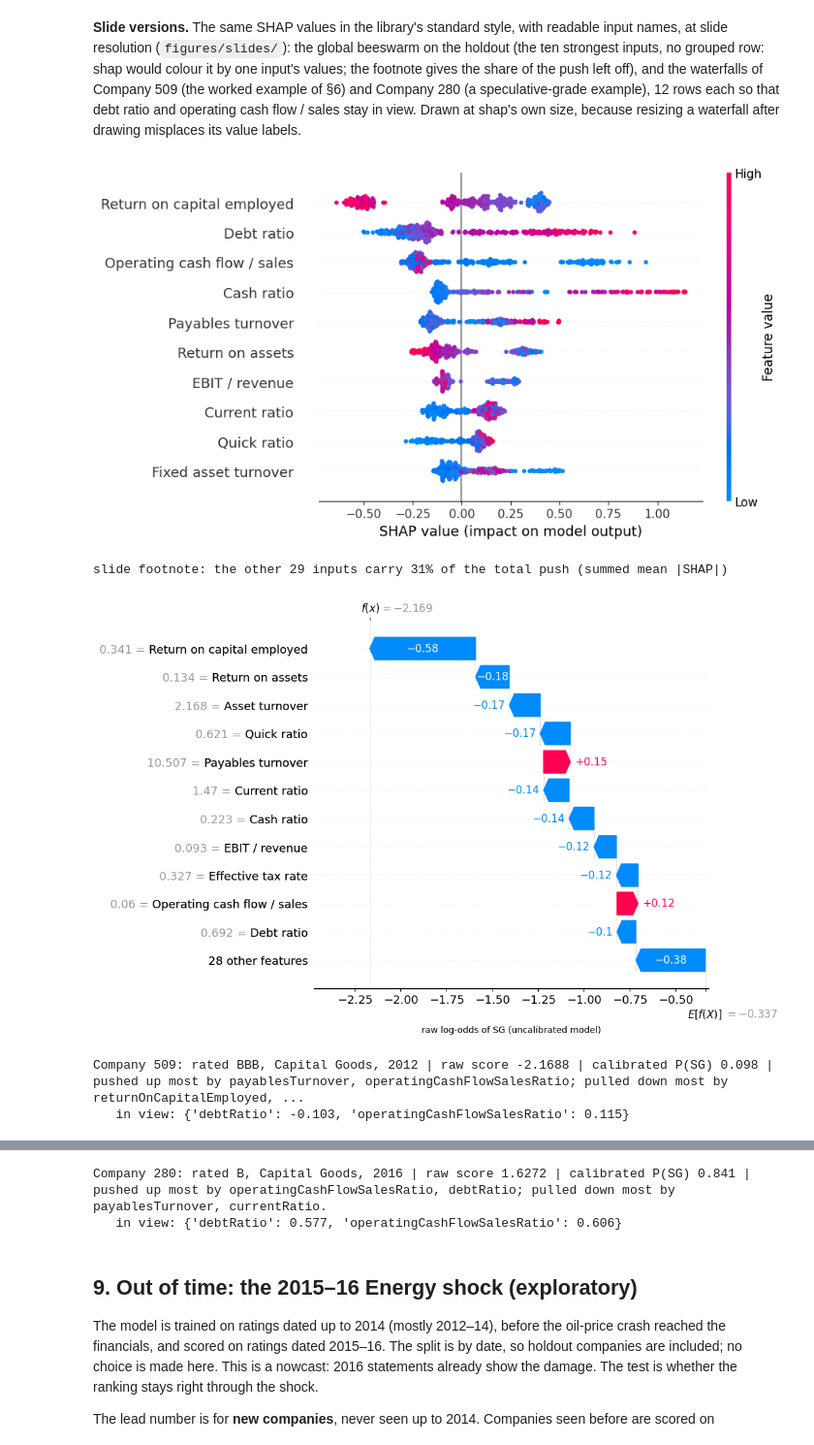
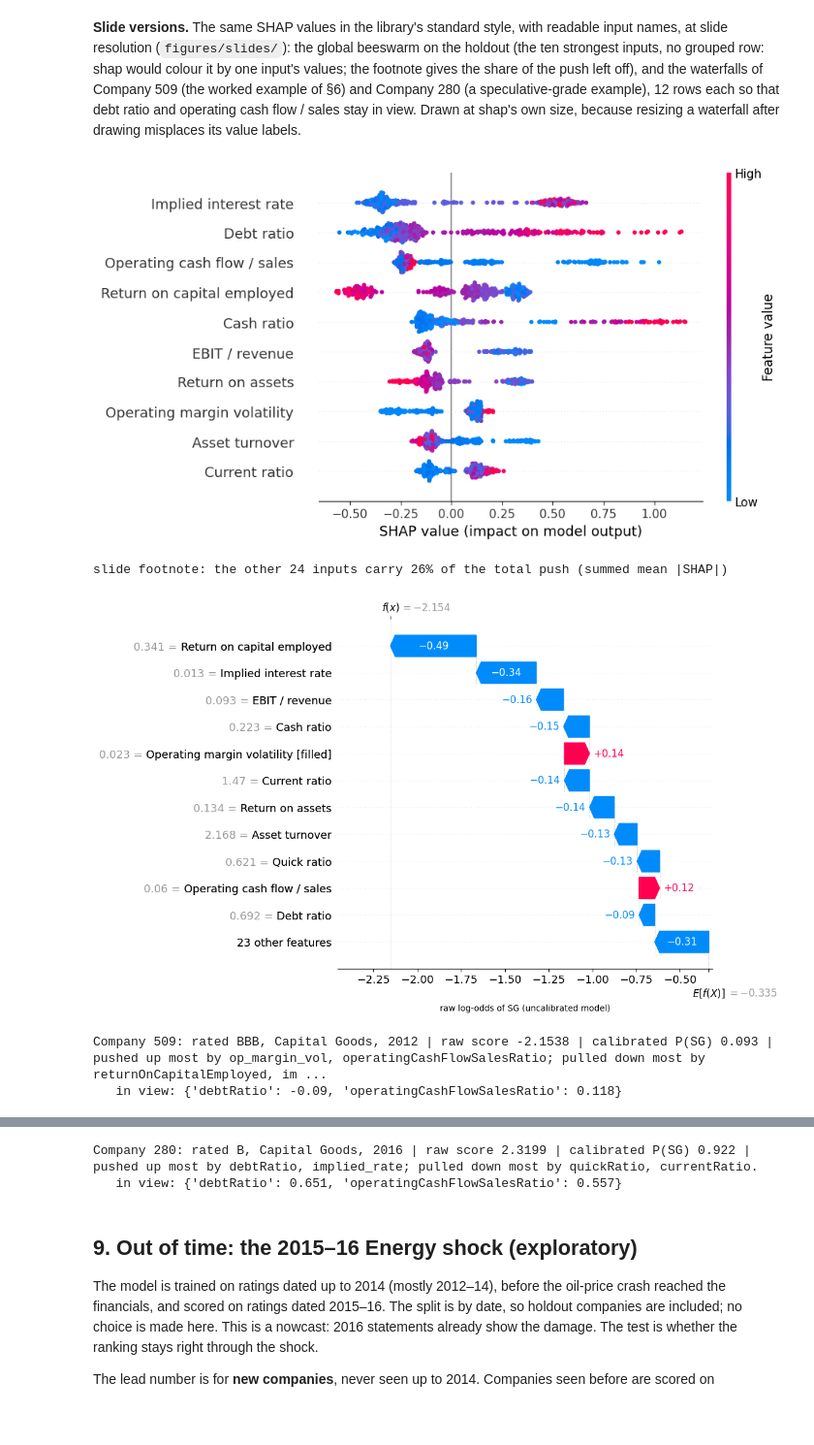
Before and after one commit to Ayu5hsingh/Cyber-Credit-Risk, a Jupyter notebook: notebooks/04_modelling.ipynb, the cells around one changed output, grey strips where cells are left out. Shown at 97% size. Cells and saved outputs as stored; diff of their text form; code cells hidden in the pictures; blank space fills up the shorter version.

```diff
--- a/notebooks/04_modelling.ipynb
+++ b/notebooks/04_modelling.ipynb
@@ -121,6 +128,8 @@ SAFER = ["returnOnAssets", "returnOnCapitalEmployed", "netProfitMargin", "pretax
          "ebitPerRevenue", "operatingCashFlowSalesRatio", "returnOnEquity", "freeCashFlowOperatingCashFlowRatio",
          "operatingCashFlowPerShare", "freeCashFlowPerShare"]          # more = lower risk
 RISKIER = ["debtRatio", "roe_negative", "negative_equity", "ocf_negative"]  # more = higher risk
+for c, d in SPEC["directions"].items():                                     # the credit features' directions (03)
+    if d: (SAFER if d < 0 else RISKIER).append(c)
 INPUTS = {"deployable": (FEATURES, ["Sector"]), "without agency": (RATIOS, ["Sector"]), "all inputs": (RATIOS, ["Sector", "agency"])}
 LEVELS = {c: sorted(data[c].unique()) for c in ["Sector", "agency"]}
 LGB = {"n_estimators": 400, "learning_rate": 0.03, "num_leaves": 15, "min_child_samples": 20, "subsample": 0.8,
@@ -129,16 +138,8 @@ LGB = {"n_estimators": 400, "learning_rate": 0.03, "num_leaves": 15, "min_child_
 BAND_LGB = {**LGB, "n_estimators": 500}                             # the grade regressor keeps its own settings
 
 
-class Winsorizer(BaseEstimator, TransformerMixin):
-    """Clip each column to its 1st and 99th percentile, learned on the training fold."""
-    def fit(self, X, y=None):
-        X = pd.DataFrame(X); self.lo_, self.hi_ = X.quantile(0.01), X.quantile(0.99); return self
-    def transform(self, X):
-        return pd.DataFrame(X).clip(self.lo_, self.hi_, axis=1).values
-
-
 def preprocess(inputs="deployable", kind="trees"):
-    """Median imputation and winsorising (plus scaling or splines for linear models), fitted per fold."""
+    """The computed credit features, then median imputation and winsorising (plus scaling or splines for linear models), fitted per fold."""
     feats, cats = INPUTS[inputs]
     steps = [("impute", SimpleImputer(strategy="median")), ("winsor", Winsorizer())]
     if kind == "linear": steps.append(("scale", StandardScaler()))
@@ -146,13 +147,14 @@ def preprocess(inputs="deployable", kind="trees"):
         steps = [("impute", SimpleImputer(strategy="median")), ("rank", QuantileTransformer(n_quantiles=200, random_state=0)),
                  ("spline", SplineTransformer(n_knots=5, degree=3)), ("scale", StandardScaler())]
     onehot = OneHotEncoder(categories=[LEVELS[c] for c in cats], handle_unknown="ignore", sparse_output=False)
-    return ColumnTransformer([("num", Pipeline(steps), feats), ("flag", "passthrough", FLAGS), ("cat", onehot, cats)])
+    columns = ColumnTransformer([("num", Pipeline(steps), list(feats) + COMPUTED), ("flag", "passthrough", FLAGS), ("cat", onehot, cats)])
+    return Pipeline([("credit", CreditFeatures(COMPUTED)), ("columns", columns)])
 
 
 def names(inputs="deployable"):
     """Column names after preprocessing, in model order."""
     feats, cats = INPUTS[inputs]
-    return list(feats) + FLAGS + [f"{c}={v}" for c in cats for v in LEVELS[c]]
+    return list(feats) + COMPUTED + FLAGS + [f"{c}={v}" for c in cats for v in LEVELS[c]]
 
 
 def directions(inputs="deployable", safer=SAFER):
@@ -298,7 +300,7 @@ fig.tight_layout(); fig.savefig(FIG / "fig_complexity.png", dpi=150); plt.show()
 ## 4. How much a naive set-up overstates performance
 The same deployable model, scored three ways on the training companies. Each step removes one source of leakage.
 # %%
-raw = pd.read_csv(DATA / "firm_years_naive.csv", parse_dates=["Date"])
+raw = pd.read_csv(DATA / "firm_years_naive_features.csv", parse_dates=["Date"])
 raw = raw[raw.Name.isin(set(train.Name))].reset_index(drop=True)
 raw["agency"] = raw["Rating Agency Name"]
 
@@ -881,11 +901,20 @@ AXIS = "raw log-odds of SG (uncalibrated model)"
 PILLARS = {"profitability": ["returnOnAssets", "returnOnCapitalEmployed", "returnOnEquity", "netProfitMargin", "pretaxProfitMargin",
                              "operatingProfitMargin", "ebitPerRevenue", "grossProfitMargin", "roe_negative"],
            "cash flow": ["operatingCashFlowSalesRatio", "freeCashFlowOperatingCashFlowRatio", "ocf_negative"],
-           "leverage": ["debtRatio", "debtEquityRatio", "companyEquityMultiplier", "negative_equity"],
+           "leverage and coverage": ["debtRatio", "debtEquityRatio", "companyEquityMultiplier", "negative_equity"],
            "liquidity": ["currentRatio", "quickRatio", "cashRatio"],
            "efficiency": ["assetTurnover", "fixedAssetTurnover", "daysOfSalesOutstanding", "payablesTurnover", "payables_zero", "dso_zero"],
            "tax and reporting": ["effectiveTaxRate", "cogs_not_reported"],
            "sector": [f for f in names() if f.startswith("Sector=")]}
+FAMILY_PILLAR = {"leverage and coverage": "leverage and coverage", "profitability": "profitability", "earnings quality": "cash flow",
+                 "liquidity": "liquidity", "investment": "efficiency", "classic scores": "leverage and coverage", "stability": "stability"}
+SECTOR_BASE_PILLAR = {"op_margin_vs_sector": "profitability", "debt_ratio_vs_sector": "leverage and coverage",
+                      "coverage_vs_sector": "leverage and coverage", "ocf_sales_vs_sector": "cash flow"}
+for c in SPEC["added"]:                                    # the credit features join the pillar of the question they answer
+    PILLARS.setdefault(SECTOR_BASE_PILLAR.get(c) or FAMILY_PILLAR[CANDIDATES[c].family], []).append(c)
+PILLARS = {k: [f for f in v if f in names()] for k, v in PILLARS.items()}
+PILLARS = {k: v for k, v in PILLARS.items() if v}
+assert sorted(f for v in PILLARS.values() for f in v) == sorted(names()), "every input belongs to one pillar"
 
 
 def explain(model, frame, feature_names):
@@ -922,10 +951,12 @@ keep("shap_top_drivers", drivers.drop(columns="model reads it as").to_dict(orien
 
 def input_status(model, frame):
     """Per statement ratio and row: 'observed', 'filled' (missing, entered as the training median) or 'clipped' (cut to the training 1st-99th percentile)."""
-    num = model.named_steps["pre"].named_transformers_["num"]
-    filled = frame[FEATURES].isna().to_numpy()
-    imputed = num.named_steps["impute"].transform(frame[FEATURES])
+    pre = model.named_steps["pre"]
+    X = pre.named_steps["credit"].transform(frame)[FEATURES + COMPUTED]      # inputs plus the computed credit features
+    num = pre.named_steps["columns"].named_transformers_["num"]
+    filled = X.isna().to_numpy()
+    imputed = num.named_steps["impute"].transform(X)
     lo, hi = num.named_steps["winsor"].lo_.to_numpy(), num.named_steps["winsor"].hi_.to_numpy()
     status = np.where(filled, "filled", np.where((imputed < lo) | (imputed > hi), "clipped", "observed"))
-    return pd.DataFrame(status, columns=FEATURES, index=frame.index)
+    return pd.DataFrame(status, columns=FEATURES + COMPUTED, index=frame.index)
 # %% [output]
@@ -1068,35 +1099,36 @@ READABLE = {
     "debtEquityRatio": "Debt / equity", "debtRatio": "Debt ratio", "effectiveTaxRate": "Effective tax rate",
     "freeCashFlowOperatingCashFlowRatio": "Free cash flow / operating cash flow", "companyEquityMultiplier": "Equity multiplier",
     "ebitPerRevenue": "EBIT / revenue", "operatingCashFlowSalesRatio": "Operating cash flow / sales", "payablesTurnover": "Payables turnover",
     "roe_negative": "Flag: negative ROE", "negative_equity": "Flag: negative equity", "ocf_negative": "Flag: negative operating cash flow",
     "cogs_not_reported": "Flag: COGS not reported", "payables_zero": "Flag: payables zero", "dso_zero": "Flag: DSO zero"}
+READABLE.update({c: CANDIDATES[c].label for c in CANDIDATES})
 readable = lambda n: READABLE.get(n, n.replace("Sector=", "Sector: "))
 slide_expl = shap.Explanation(values=expl.values, base_values=expl.base_values, data=expl.data,
                               feature_names=[readable(n) for n in expl.feature_names])
 
 np.random.seed(0)   # shap shuffles dot order with NumPy's global generator
 shap.plots.beeswarm(slide_expl, max_display=10, group_remaining_features=False, show=False)   # no grouped row: shap colours it by one input's values
 plt.savefig(SLIDES / "shap_global_beeswarm.png", dpi=300, bbox_inches="tight"); plt.show()
 n_rest, rest_share = not_shown(expl, 10)
 print(f"slide footnote: the other {n_rest} inputs carry {rest_share:.0%} of the total push (summed mean |SHAP|)")
 keep("shap_slide_not_shown", {"shown": 10, "inputs_not_shown": n_rest, "share_of_summed_mean_abs_shap": rest_share})
 
 for name in ["Company 509", "Company 280"]:
     idx = portfolio.index[portfolio.Name == name][0]             # latest statement of that holdout company
     row, marks, company = test.index.get_loc(idx), status.loc[idx], portfolio.loc[idx]
     labels = [f"{readable(n)} [{marks[n]}]" if n in marks.index and marks[n] != "observed" else readable(n) for n in expl.feature_names]
     one = shap.Explanation(values=expl.values[row], base_values=expl.base_values[row], data=np.round(expl.data[row], 3), feature_names=labels)
     assert np.isclose(one.values.sum() + one.base_values, np.log(company.p_raw / (1 - company.p_raw)), atol=1e-6)   # adds up to its raw score
     shap.plots.waterfall(one, max_display=12, show=False)   # 12 rows: keeps debt ratio and operating cash flow / sales in view
     plt.gcf().axes[0].set_xlabel(AXIS, labelpad=22)
     plt.savefig(SLIDES / f"shap_local_{name.split()[-1]}.png", dpi=300, bbox_inches="tight"); plt.show()
     print(f"{name}: rated {company.Rating}, {company.Sector}, {company.Date.year} | raw score {one.values.sum() + one.base_values:.4f} "
           f"| calibrated P(SG) {company.p_sg:.3f} | {push_pull(expl, row)}")
     shown = pd.Series(one.values, index=expl.feature_names).abs().nlargest(11).index
     print("   in view:", {f: round(float(one.values[expl.feature_names.index(f)]), 3) for f in ["debtRatio", "operatingCashFlowSalesRatio"] if f in shown})
 # %% [output]
-[figure, old version]
+[figure, new version]
-slide footnote: the other 29 inputs carry 31% of the total push (summed mean |SHAP|)
+slide footnote: the other 24 inputs carry 26% of the total push (summed mean |SHAP|)
-[figure, old version]
+[figure, new version]
-Company 509: rated BBB, Capital Goods, 2012 | raw score -2.1688 | calibrated P(SG) 0.098 | pushed up most by payablesTurnover, operatingCashFlowSalesRatio; pulled down most by returnOnCapitalEmployed, ...
-   in view: {'debtRatio': -0.103, 'operatingCashFlowSalesRatio': 0.115}
+Company 509: rated BBB, Capital Goods, 2012 | raw score -2.1538 | calibrated P(SG) 0.093 | pushed up most by op_margin_vol, operatingCashFlowSalesRatio; pulled down most by returnOnCapitalEmployed, im ...
+   in view: {'debtRatio': -0.09, 'operatingCashFlowSalesRatio': 0.118}
@@ -1104,5 +1136,5 @@ Company 509: rated BBB, Capital Goods, 2012 | raw score -2.1688 | calibrated P(S
-Company 280: rated B, Capital Goods, 2016 | raw score 1.6272 | calibrated P(SG) 0.841 | pushed up most by operatingCashFlowSalesRatio, debtRatio; pulled down most by payablesTurnover, currentRatio.
-   in view: {'debtRatio': 0.577, 'operatingCashFlowSalesRatio': 0.606}
+Company 280: rated B, Capital Goods, 2016 | raw score 2.3199 | calibrated P(SG) 0.922 | pushed up most by debtRatio, implied_rate; pulled down most by quickRatio, currentRatio.
+   in view: {'debtRatio': 0.651, 'operatingCashFlowSalesRatio': 0.557}
 # %% [markdown]
 ## 9. Out of time: the 2015–16 Energy shock (exploratory)
 The model is trained on ratings dated up to 2014 (mostly 2012–14), before the oil-price crash reached the financials, and scored on ratings dated 2015–16. The split is by date, so holdout companies are included; no choice is made here. This is a nowcast: 2016 statements already show the damage. The test is whether the ranking stays right through the shock.
```
Also changed, not shown: parts of 71 cells of this notebook, 5 other files.
